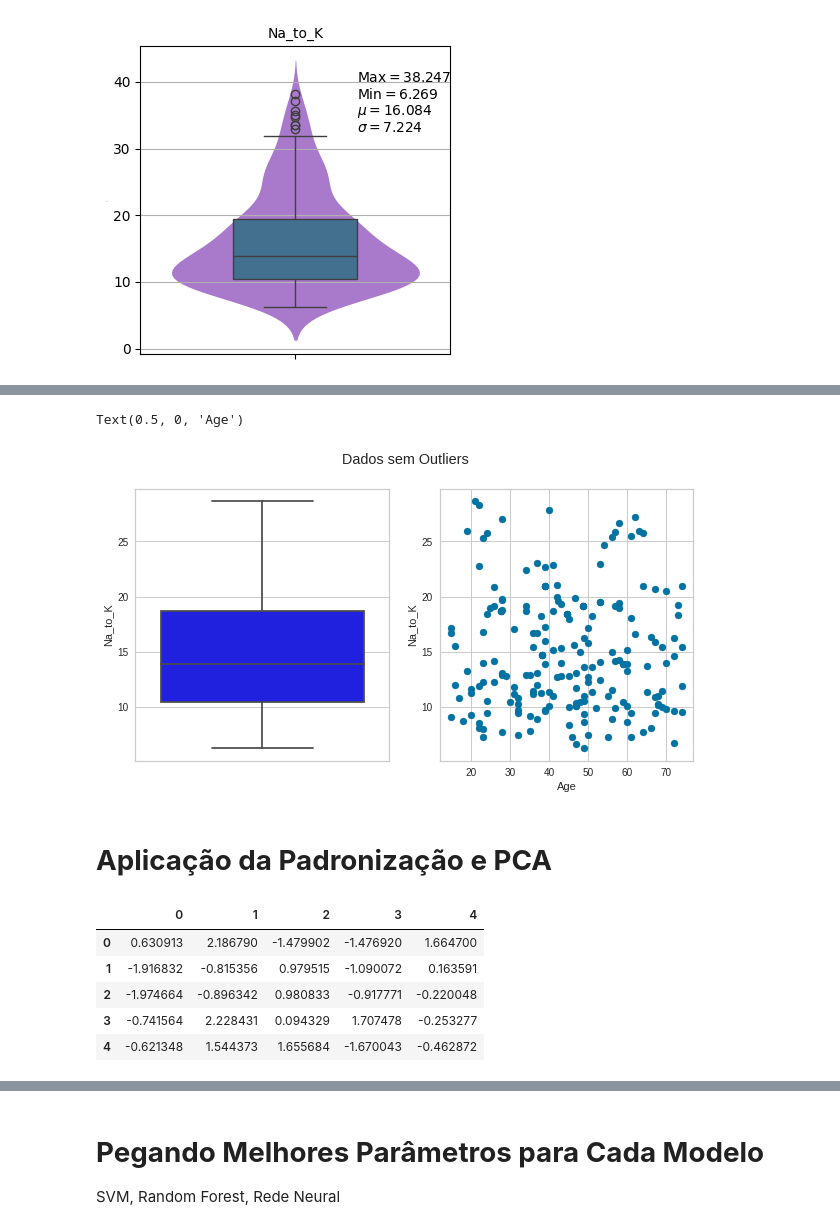
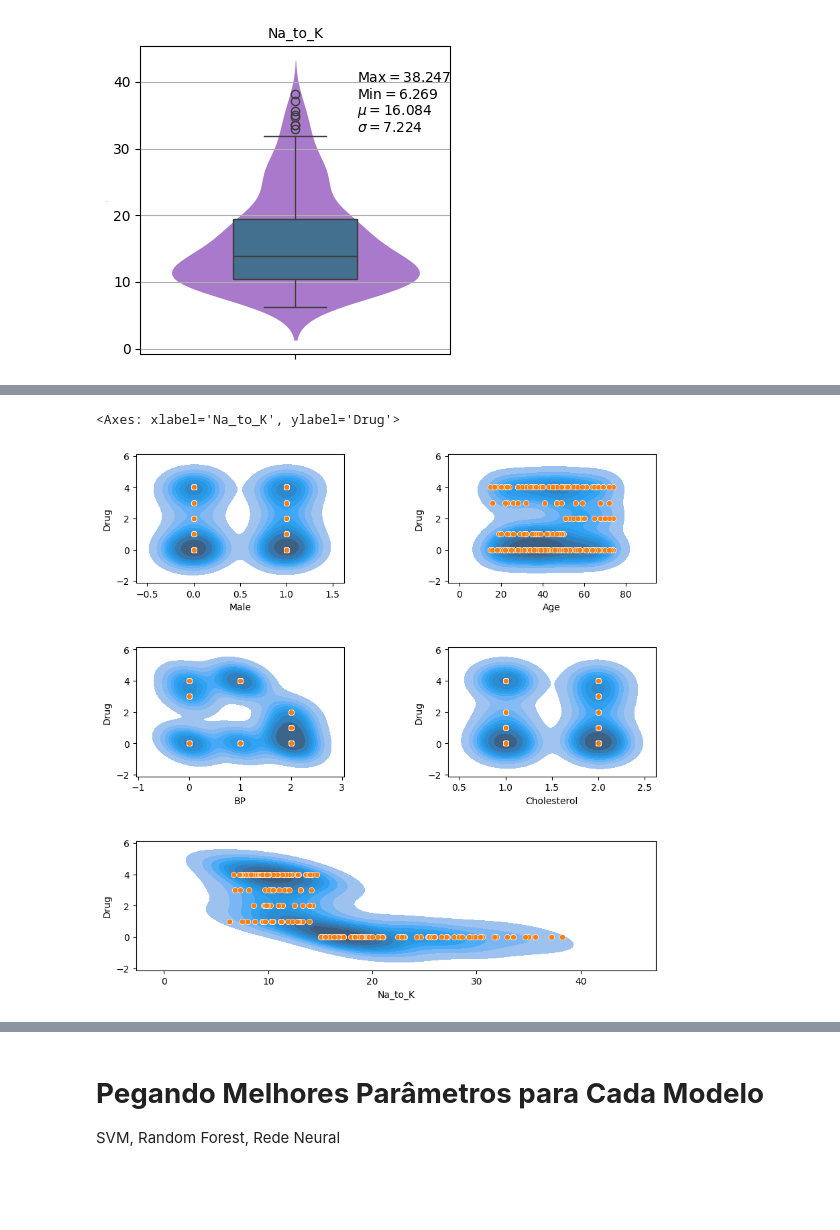
Before and after one commit to MarcioB1999/classificador_drogas, a Jupyter notebook: Classificação_Drug.ipynb, the cells around one changed output, grey strips where cells are left out. Saved outputs shown, nothing was run; the diff lists cells and outputs as text; code cells hidden in the pictures; blank space fills up the shorter version.

```diff
--- a/Classificação_Drug.ipynb
+++ b/Classificação_Drug.ipynb
@@ -215,9 +165,0 @@ Text(0.5, 0, 'Age')
-# %%
-df.loc[outliers_index,['Age','Na_to_K']] = np.nan
-# %%
-imputer = KNNImputer(n_neighbors=15, weights='uniform', metric='nan_euclidean')
-imputer.fit(df)
-
-
-df = pd.DataFrame(imputer.transform(df),columns=df.columns)
-df.head()
@@ -231,37 +166,20 @@ df.head()
-# %%
-fig=plt.figure(figsize=(10,5))
-fig.suptitle('Dados sem Outliers')
-
-
-ax = fig.add_subplot(1,2,1)
-sns.boxplot(y=df['Na_to_K'],color='blue')
-
-ax = fig.add_subplot(1,2,2)
-plt.scatter(df.Age,df.Na_to_K)
-plt.ylabel('Na_to_K')
-plt.xlabel('Age')
-# %% [output]
-Text(0.5, 0, 'Age')
-[figure, removed]
-# %% [markdown]
-# **Aplicação da Padronização e PCA**
-# %%
-pca = PCA(0.9)
-x_columns = list(df.columns[0:9])
-x = df[x_columns]
-
-
-x = pd.DataFrame(StandardScaler().fit_transform(x))
-
-
-x_pca = pca.fit_transform(x)
-x_pca = pd.DataFrame(x_pca)
-y = df['Drug']
-x_pca.head()
-# %% [output]
-|  | 0 | 1 | 2 | 3 | 4 |
-| 0 | 0.630913 | 2.186790 | -1.479902 | -1.476920 | 1.664700 |
-| 1 | -1.916832 | -0.815356 | 0.979515 | -1.090072 | 0.163591 |
-| 2 | -1.974664 | -0.896342 | 0.980833 | -0.917771 | -0.220048 |
-| 3 | -0.741564 | 2.228431 | 0.094329 | 1.707478 | -0.253277 |
-| 4 | -0.621348 | 1.544373 | 1.655684 | -1.670043 | -0.462872 |
+# %%
+columns = ['Male','Age','BP','Cholesterol']
+
+fig=plt.figure(figsize=(10,10))
+plt.subplots_adjust(wspace=0.5, hspace=0.5)
+
+indice = 1
+for column in columns:
+    ax = fig.add_subplot(3,2,indice)
+    sns.kdeplot(data=df, x=column, y="Drug", fill=True)
+    sns.scatterplot(data=df, x=column, y="Drug")
+
+    indice = indice+1
+
+ax = fig.add_subplot(3,1,3)
+sns.kdeplot(data=df, x='Na_to_K', y="Drug", fill=True)
+sns.scatterplot(data=df, x='Na_to_K', y='Drug')
+# %% [output]
+<Axes: xlabel='Na_to_K', ylabel='Drug'>
+[figure, added]
```
Also changed, not shown: parts of 17 cells of this notebook.
